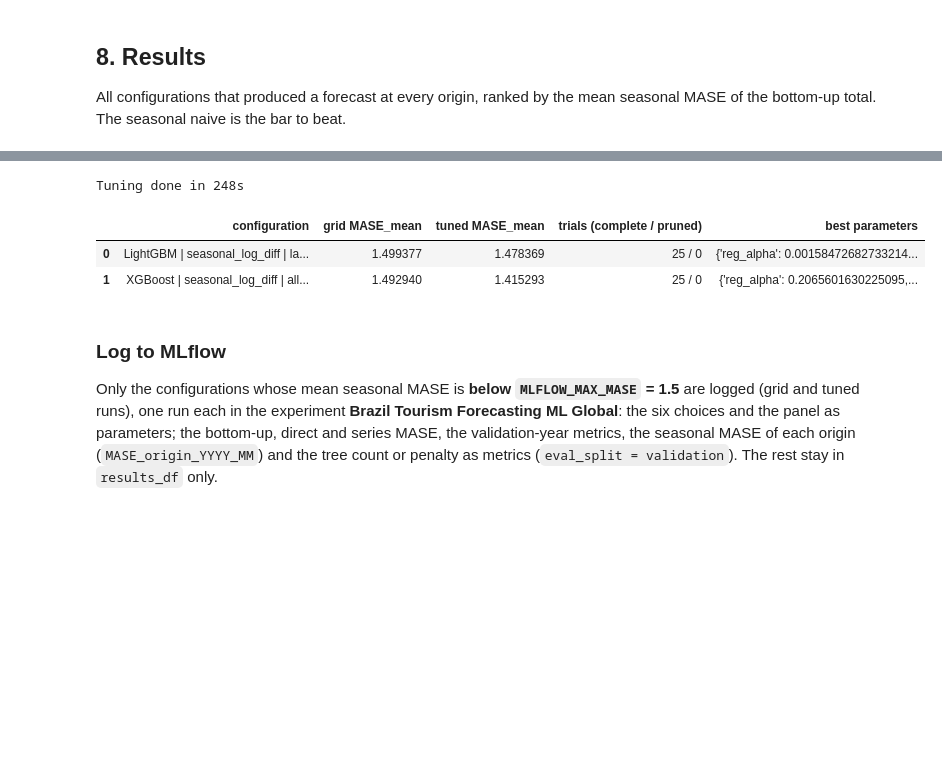
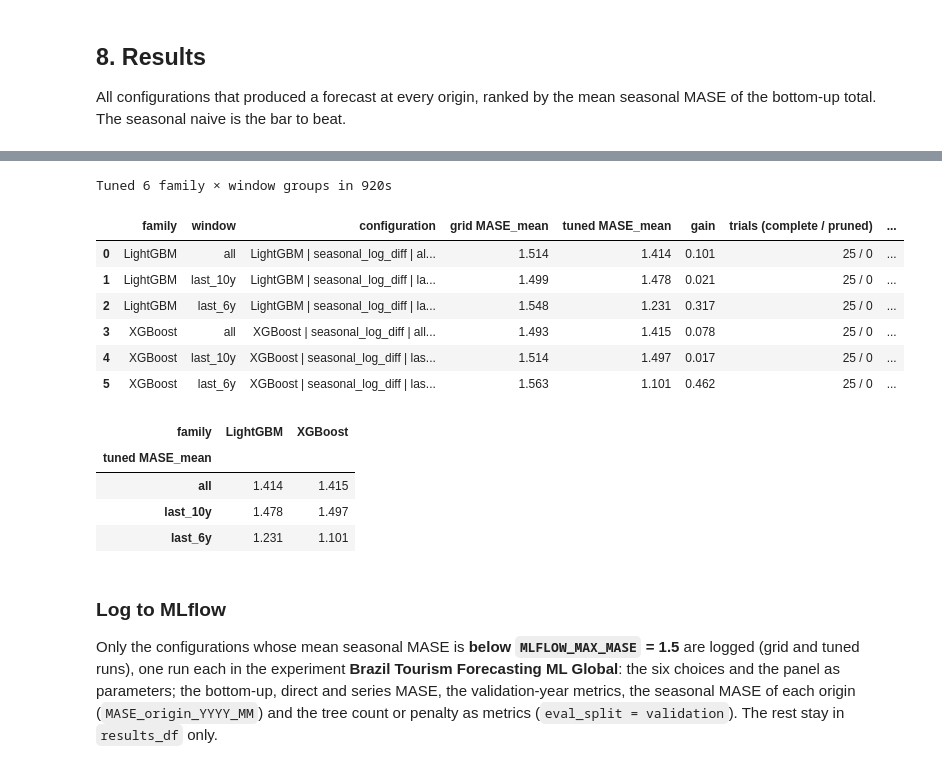
Before and after one commit to Gbrlmoraes/brazil_tourism_forecasting_benchmark, a Jupyter notebook: notebooks/8_global_ml_model_testing.ipynb, the cells around one changed output, grey strips where cells are left out. Saved outputs shown, nothing was run; the diff lists cells and outputs as text; code cells hidden in the pictures; blank space fills up the shorter version.

```diff
--- a/notebooks/8_global_ml_model_testing.ipynb
+++ b/notebooks/8_global_ml_model_testing.ipynb
@@ -1536,56 +1542,81 @@ def row_config(row):
     )
 
 
 def tune(config):
     def objective(trial):
         tree_params = suggest_tree_params(trial, config.family)
         origin_results = evaluate_origins(config, tree_params)
         if any(r['error'] is not None for r in origin_results):
             raise optuna.TrialPruned('failed at an origin')
         return float(np.mean([r['MASE'] for r in origin_results]))
 
     study = optuna.create_study(
         direction='minimize', sampler=optuna.samplers.TPESampler(seed=RANDOM_STATE)
     )
     study.enqueue_trial(DEFAULT_TRIAL[config.family])
     study.optimize(objective, n_trials=N_TRIALS)
     tree_params = dict(study.best_params)
     return study, summarize(config, evaluate_origins(config, tree_params), tree_params)
 
 
 tune_start = time.perf_counter()
+grid_rows = ranked[~ranked['tuned']]
 studies, tuned_rows = {}, []
 for family in sorted(TREE_FAMILIES):
-    best = ranked[ranked['family'] == family]
-    if best.empty:
-        continue
-    studies[family], tuned_row = tune(row_config(best.iloc[0]))
-    tuned_rows.append(tuned_row)
-print(f'Tuning done in {time.perf_counter() - tune_start:,.0f}s')
+    for window in WINDOWS:
+        group = grid_rows[
+            (grid_rows['family'] == family) & (grid_rows['window'] == window)
+        ]
+        if group.empty:
+            continue
+        studies[family, window], tuned_row = tune(row_config(group.iloc[0]))
+        tuned_rows.append(tuned_row)
+print(
+    f'Tuned {len(studies)} family × window groups in '
+    f'{time.perf_counter() - tune_start:,.0f}s'
+)
 
 results_df = pd.concat([results_df, pd.DataFrame(tuned_rows)], ignore_index=True)
 ranked = rank(results_df)
 
+tuning = pd.DataFrame([
+    {
+        'family': FAMILY_NAMES[family],
+        'window': window,
+        'configuration': row_config(tuned_row).label,
+        'grid MASE_mean': study.trials[0].value,
+        'tuned MASE_mean': study.best_value,
+        'gain': study.trials[0].value - study.best_value,
+        'trials (complete / pruned)': (
+            f'{sum(t.state.name == "COMPLETE" for t in study.trials)} / '
+            f'{sum(t.state.name == "PRUNED" for t in study.trials)}'
+        ),
+        'best parameters': study.best_params,
+    }
+    for ((family, window), study), tuned_row in zip(studies.items(), tuned_rows)
+])
+display(tuning.round(3))
 display(
-    pd.DataFrame([
-        {
-            'configuration': row_config(tuned_row).label,
-            'grid MASE_mean': study.trials[0].value,
-            'tuned MASE_mean': study.best_value,
-            'trials (complete / pruned)': (
-                f'{sum(t.state.name == "COMPLETE" for t in study.trials)} / '
-                f'{sum(t.state.name == "PRUNED" for t in study.trials)}'
-            ),
-            'best parameters': study.best_params,
-        }
-        for study, tuned_row in zip(studies.values(), tuned_rows)
-    ])
+    tuning
+    .pivot_table(index='window', columns='family', values='tuned MASE_mean')
+    .reindex(index=[w for w in WINDOWS if w in set(tuning['window'])])
+    .rename_axis('tuned MASE_mean')
+    .round(3)
 )
 # %% [output]
-Tuning done in 248s
+Tuned 6 family × window groups in 920s
-|  | configuration | grid MASE_mean | tuned MASE_mean | trials (complete / pruned) | best parameters |
-| 0 | LightGBM | seasonal_log_diff | la... | 1.499377 | 1.478369 | 25 / 0 | {'reg_alpha': 0.00158472682733214... |
-| 1 | XGBoost | seasonal_log_diff | all... | 1.492940 | 1.415293 | 25 / 0 | {'reg_alpha': 0.2065601630225095,... |
+|  | family | window | configuration | grid MASE_mean | tuned MASE_mean | gain | trials (complete / pruned) | ... |
+| 0 | LightGBM | all | LightGBM | seasonal_log_diff | al... | 1.514 | 1.414 | 0.101 | 25 / 0 | ... |
+| 1 | LightGBM | last_10y | LightGBM | seasonal_log_diff | la... | 1.499 | 1.478 | 0.021 | 25 / 0 | ... |
+| 2 | LightGBM | last_6y | LightGBM | seasonal_log_diff | la... | 1.548 | 1.231 | 0.317 | 25 / 0 | ... |
+| 3 | XGBoost | all | XGBoost | seasonal_log_diff | all... | 1.493 | 1.415 | 0.078 | 25 / 0 | ... |
+| 4 | XGBoost | last_10y | XGBoost | seasonal_log_diff | las... | 1.514 | 1.497 | 0.017 | 25 / 0 | ... |
+| 5 | XGBoost | last_6y | XGBoost | seasonal_log_diff | las... | 1.563 | 1.101 | 0.462 | 25 / 0 | ... |
+| family | LightGBM | XGBoost |
+| tuned MASE_mean |  |  |
+| all | 1.414 | 1.415 |
+| last_10y | 1.478 | 1.497 |
+| last_6y | 1.231 | 1.101 |
 # %% [markdown]
 ### Log to MLflow
 
```
Also changed, not shown: parts of 10 cells of this notebook, 1 other file.
